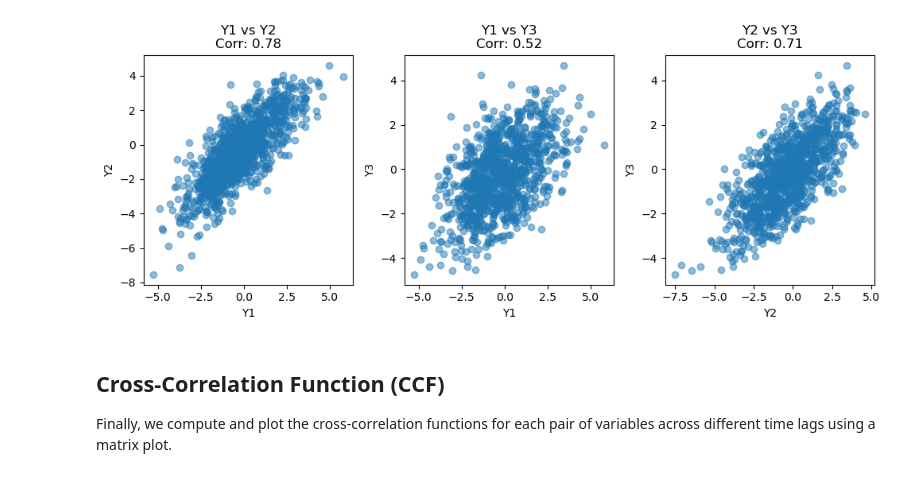
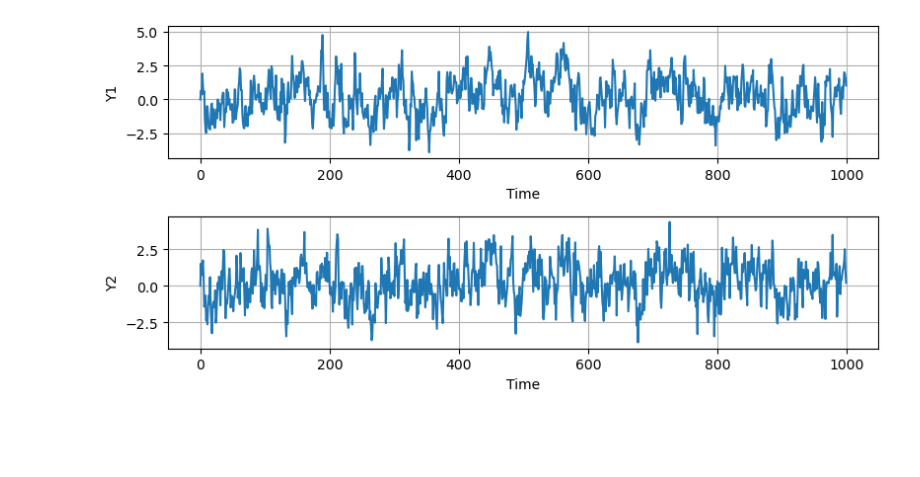
Before and after one commit to vmpreciado/ESE538, a Jupyter notebook: VAR1_Process_Simulation.ipynb, the cells around one changed output. Cells and saved outputs as stored; diff of their text form; code cells hidden in the pictures; blank space fills up the shorter version.

```diff
--- a/VAR1_Process_Simulation.ipynb
+++ b/VAR1_Process_Simulation.ipynb
@@ -83,37 +43,23 @@ Scatter plots are used to visualize the pairwise relationships between the varia
-# %%
-# Scatter plots between Y1, Y2, and Y3
-plt.figure(figsize=(10, 4))
-
-# Compute the Pearson correlation coefficients
-corr_Y1_Y2 = df['Y1'].corr(df['Y2'])
-corr_Y1_Y3 = df['Y1'].corr(df['Y3'])
-corr_Y2_Y3 = df['Y2'].corr(df['Y3'])
-
-# Y1 vs Y2
-plt.subplot(1, 3, 1)
-plt.scatter(df['Y1'], df['Y2'], alpha=0.5)
-plt.title(f'Y1 vs Y2\nCorr: {corr_Y1_Y2:.2f}')
-plt.xlabel('Y1')
-plt.ylabel('Y2')
-
-# Y1 vs Y3
-plt.subplot(1, 3, 2)
-plt.scatter(df['Y1'], df['Y3'], alpha=0.5)
-plt.title(f'Y1 vs Y3\nCorr: {corr_Y1_Y3:.2f}')
-plt.xlabel('Y1')
-plt.ylabel('Y3')
-
-# Y2 vs Y3
-plt.subplot(1, 3, 3)
-plt.scatter(df['Y2'], df['Y3'], alpha=0.5)
-plt.title(f'Y2 vs Y3\nCorr: {corr_Y2_Y3:.2f}')
-plt.xlabel('Y2')
-plt.ylabel('Y3')
-
-plt.tight_layout()
-plt.show()
-# %% [output]
-[figure, removed]
-# %% [markdown]
-## Cross-Correlation Function (CCF)
-Finally, we compute and plot the cross-correlation functions for each pair of variables across different time lags using a matrix plot.
+# %%
+
+# Plot sample paths for Y1 and Y2 in two subplots
+plt.figure(figsize=(8, 4))
+
+# Subplot for Y1
+plt.subplot(2, 1, 1)
+plt.plot(df['Y1'], label='Y1')
+plt.xlabel('Time')
+plt.ylabel('Y1')
+plt.grid(True)
+
+# Subplot for Y2
+plt.subplot(2, 1, 2)
+plt.plot(df['Y2'], label='Y2')
+plt.xlabel('Time')
+plt.ylabel('Y2')
+plt.grid(True)
+
+plt.tight_layout()
+plt.show()
+# %% [output]
+[figure, added]
```
Also changed, not shown: parts of 14 cells of this notebook.
